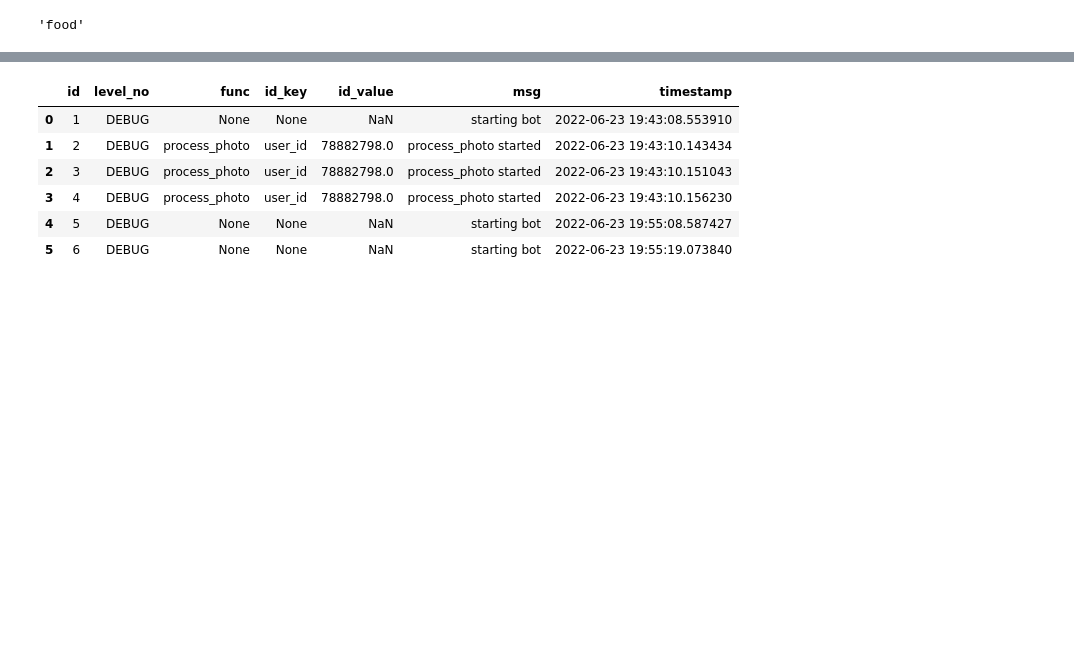
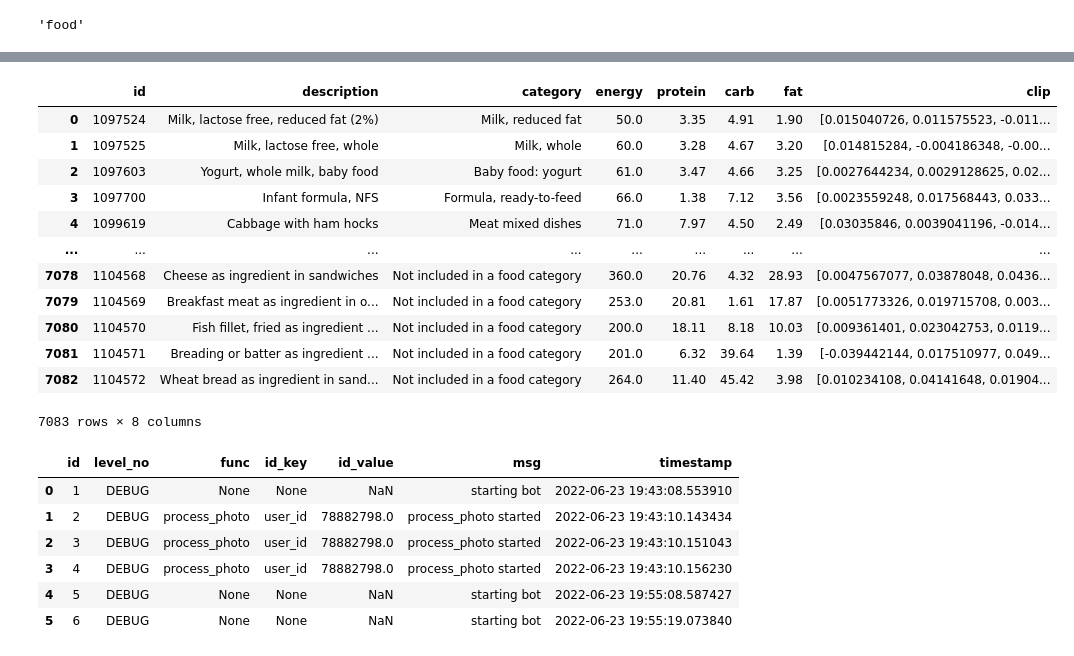
Before and after one commit to DmitriyG228/food, a Jupyter notebook: 00_psql.ipynb, the cells around one changed output, grey strips where cells are left out. Saved outputs shown, nothing was run; the diff lists cells and outputs as text; code cells hidden in the pictures; blank space fills up the shorter version.

```diff
--- a/00_psql.ipynb
+++ b/00_psql.ipynb
@@ -175,6 +164,22 @@ class Foods (LocalBase):
     fat                 = Column(Float,          nullable=False)
 
     clip                = Column(ARRAY(REAL),          nullable=True)
+# %%
+read_sql('foods')
+# %% [output]
+|  | id | description | category | energy | protein | carb | fat | clip |
+| 0 | 1097524 | Milk, lactose free, reduced fat (2%) | Milk, reduced fat | 50.0 | 3.35 | 4.91 | 1.90 | [0.015040726, 0.011575523, -0.011... |
+| 1 | 1097525 | Milk, lactose free, whole | Milk, whole | 60.0 | 3.28 | 4.67 | 3.20 | [0.014815284, -0.004186348, -0.00... |
+| 2 | 1097603 | Yogurt, whole milk, baby food | Baby food: yogurt | 61.0 | 3.47 | 4.66 | 3.25 | [0.0027644234, 0.0029128625, 0.02... |
+| 3 | 1097700 | Infant formula, NFS | Formula, ready-to-feed | 66.0 | 1.38 | 7.12 | 3.56 | [0.0023559248, 0.017568443, 0.033... |
+| 4 | 1099619 | Cabbage with ham hocks | Meat mixed dishes | 71.0 | 7.97 | 4.50 | 2.49 | [0.03035846, 0.0039041196, -0.014... |
+| ... | ... | ... | ... | ... | ... | ... | ... | ... |
+| 7078 | 1104568 | Cheese as ingredient in sandwiches | Not included in a food category | 360.0 | 20.76 | 4.32 | 28.93 | [0.0047567077, 0.03878048, 0.0436... |
+| 7079 | 1104569 | Breakfast meat as ingredient in o... | Not included in a food category | 253.0 | 20.81 | 1.61 | 17.87 | [0.0051773326, 0.019715708, 0.003... |
+| 7080 | 1104570 | Fish fillet, fried as ingredient ... | Not included in a food category | 200.0 | 18.11 | 8.18 | 10.03 | [0.009361401, 0.023042753, 0.0119... |
+| 7081 | 1104571 | Breading or batter as ingredient ... | Not included in a food category | 201.0 | 6.32 | 39.64 | 1.39 | [-0.039442144, 0.017510977, 0.049... |
+| 7082 | 1104572 | Wheat bread as ingredient in sand... | Not included in a food category | 264.0 | 11.40 | 45.42 | 3.98 | [0.010234108, 0.04141648, 0.01904... |
+7083 rows × 8 columns
 # %%
 #export
 class Users (LocalBase):
```
Also changed, not shown: parts of 2 cells of this notebook, 8 other files.
